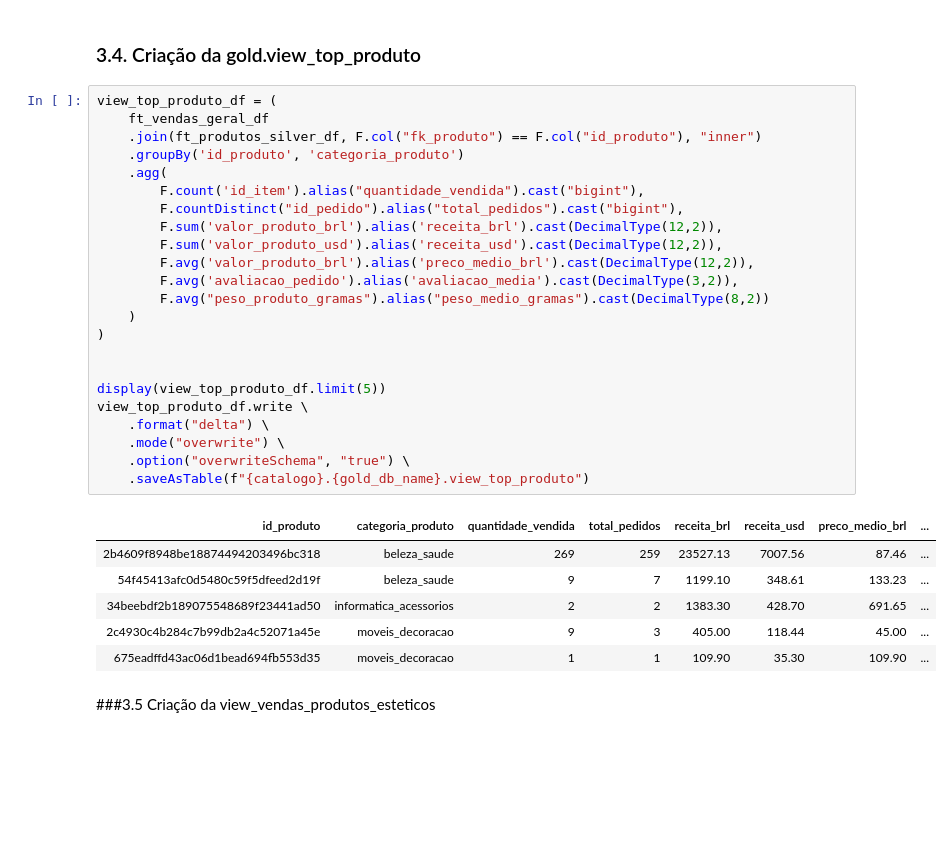
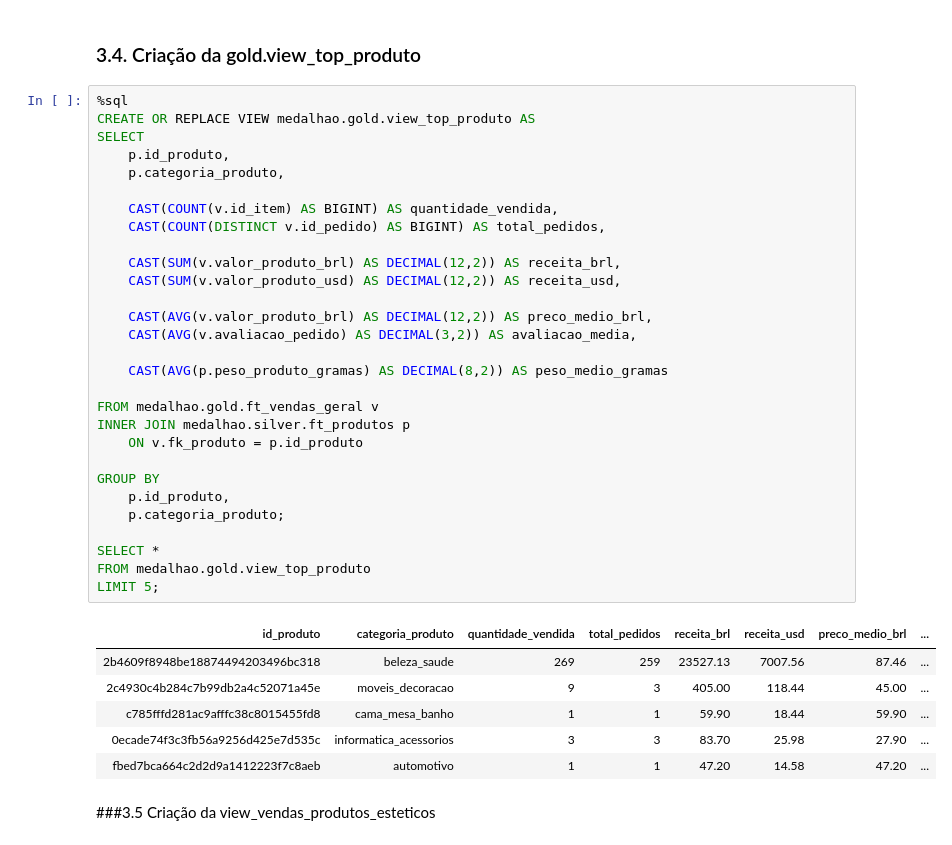
Before and after one commit to AmandaCLima/RocketLabDados-2025.2, a Jupyter notebook: Atividade03 - Pyspark/Atividade3_silver_to_gold.ipynb.ipynb, the cells around one changed output. Saved outputs shown, nothing was run; the diff lists cells and outputs as text; blank space fills up the shorter version.

```diff
--- a/Atividade03 - Pyspark/Atividade3_silver_to_gold.ipynb.ipynb
+++ b/Atividade03 - Pyspark/Atividade3_silver_to_gold.ipynb.ipynb
@@ -582,36 +556,42 @@ LIMIT 1;
 | 2018 | 9 | Setembro | 166.460000 |
 # %% [markdown]
 ### 3.4. Criação da gold.view_top_produto
-# %%
-view_top_produto_df = (
-    ft_vendas_geral_df
-    .join(ft_produtos_silver_df, F.col("fk_produto") == F.col("id_produto"), "inner")
-    .groupBy('id_produto', 'categoria_produto')
-    .agg(
-        F.count('id_item').alias("quantidade_vendida").cast("bigint"),
-        F.countDistinct("id_pedido").alias("total_pedidos").cast("bigint"),
-        F.sum('valor_produto_brl').alias('receita_brl').cast(DecimalType(12,2)),
-        F.sum('valor_produto_usd').alias('receita_usd').cast(DecimalType(12,2)),
-        F.avg('valor_produto_brl').alias('preco_medio_brl').cast(DecimalType(12,2)),
-        F.avg('avaliacao_pedido').alias('avaliacao_media').cast(DecimalType(3,2)),
-        F.avg("peso_produto_gramas").alias("peso_medio_gramas").cast(DecimalType(8,2))
-    )
-)
-
-
-display(view_top_produto_df.limit(5))
-view_top_produto_df.write \
-    .format("delta") \
-    .mode("overwrite") \
-    .option("overwriteSchema", "true") \
-    .saveAsTable(f"{catalogo}.{gold_db_name}.view_top_produto")
-# %% [output]
-| id_produto | categoria_produto | quantidade_vendida | total_pedidos | receita_brl | receita_usd | preco_medio_brl | ... |
-| 2b4609f8948be18874494203496bc318 | beleza_saude | 269 | 259 | 23527.13 | 7007.56 | 87.46 | ... |
-| 54f45413afc0d5480c59f5dfeed2d19f | beleza_saude | 9 | 7 | 1199.10 | 348.61 | 133.23 | ... |
-| 34beebdf2b189075548689f23441ad50 | informatica_acessorios | 2 | 2 | 1383.30 | 428.70 | 691.65 | ... |
-| 2c4930c4b284c7b99db2a4c52071a45e | moveis_decoracao | 9 | 3 | 405.00 | 118.44 | 45.00 | ... |
-| 675eadffd43ac06d1bead694fb553d35 | moveis_decoracao | 1 | 1 | 109.90 | 35.30 | 109.90 | ... |
+# %%
+%sql
+CREATE OR REPLACE VIEW medalhao.gold.view_top_produto AS
+SELECT
+    p.id_produto,
+    p.categoria_produto,
+
+    CAST(COUNT(v.id_item) AS BIGINT) AS quantidade_vendida,
+    CAST(COUNT(DISTINCT v.id_pedido) AS BIGINT) AS total_pedidos,
+
+    CAST(SUM(v.valor_produto_brl) AS DECIMAL(12,2)) AS receita_brl,
+    CAST(SUM(v.valor_produto_usd) AS DECIMAL(12,2)) AS receita_usd,
+
+    CAST(AVG(v.valor_produto_brl) AS DECIMAL(12,2)) AS preco_medio_brl,
+    CAST(AVG(v.avaliacao_pedido) AS DECIMAL(3,2)) AS avaliacao_media,
+
+    CAST(AVG(p.peso_produto_gramas) AS DECIMAL(8,2)) AS peso_medio_gramas
+
+FROM medalhao.gold.ft_vendas_geral v
+INNER JOIN medalhao.silver.ft_produtos p
+    ON v.fk_produto = p.id_produto
+
+GROUP BY
+    p.id_produto,
+    p.categoria_produto;
+
+SELECT *
+FROM medalhao.gold.view_top_produto
+LIMIT 5;
+# %% [output]
+| id_produto | categoria_produto | quantidade_vendida | total_pedidos | receita_brl | receita_usd | preco_medio_brl | ... |
+| 2b4609f8948be18874494203496bc318 | beleza_saude | 269 | 259 | 23527.13 | 7007.56 | 87.46 | ... |
+| 2c4930c4b284c7b99db2a4c52071a45e | moveis_decoracao | 9 | 3 | 405.00 | 118.44 | 45.00 | ... |
+| c785fffd281ac9afffc38c8015455fd8 | cama_mesa_banho | 1 | 1 | 59.90 | 18.44 | 59.90 | ... |
+| 0ecade74f3c3fb56a9256d425e7d535c | informatica_acessorios | 3 | 3 | 83.70 | 25.98 | 27.90 | ... |
+| fbed7bca664c2d2d9a1412223f7c8aeb | automotivo | 1 | 1 | 47.20 | 14.58 | 47.20 | ... |
 # %% [markdown]
 ###3.5 Criação da view_vendas_produtos_esteticos
 # %%
```
Also changed, not shown: parts of 13 cells of this notebook.
